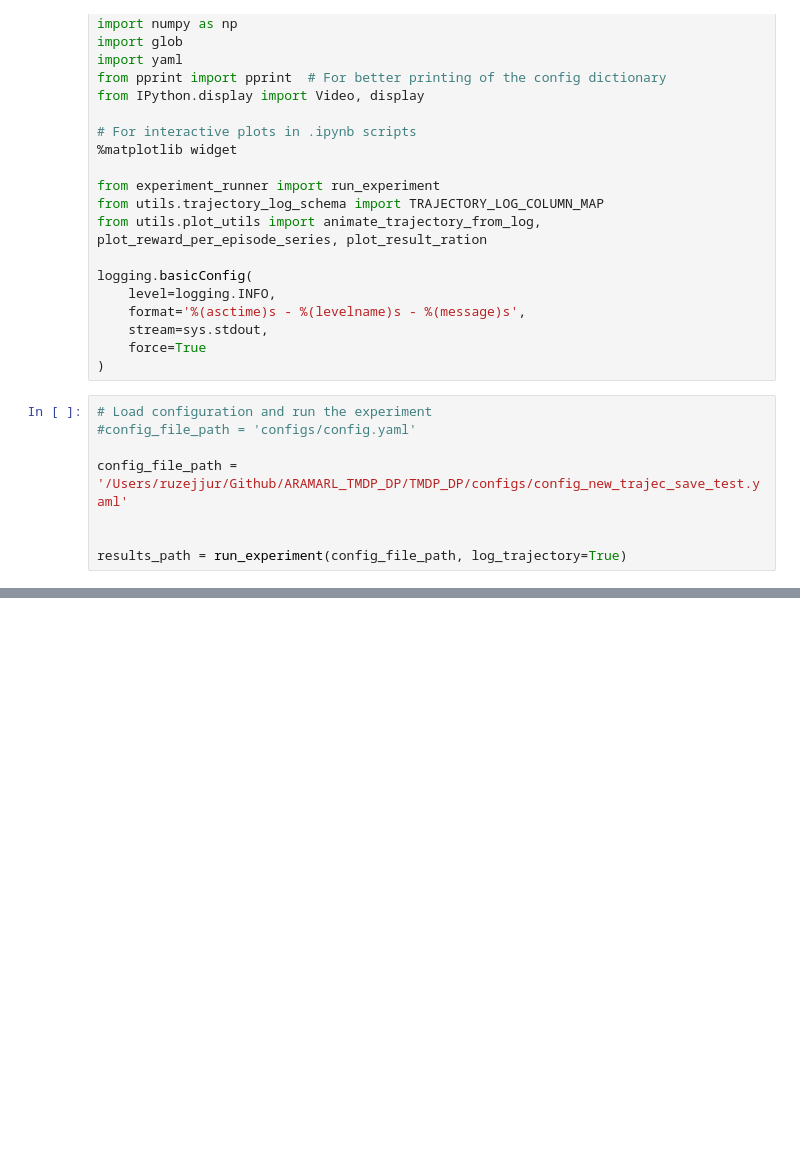
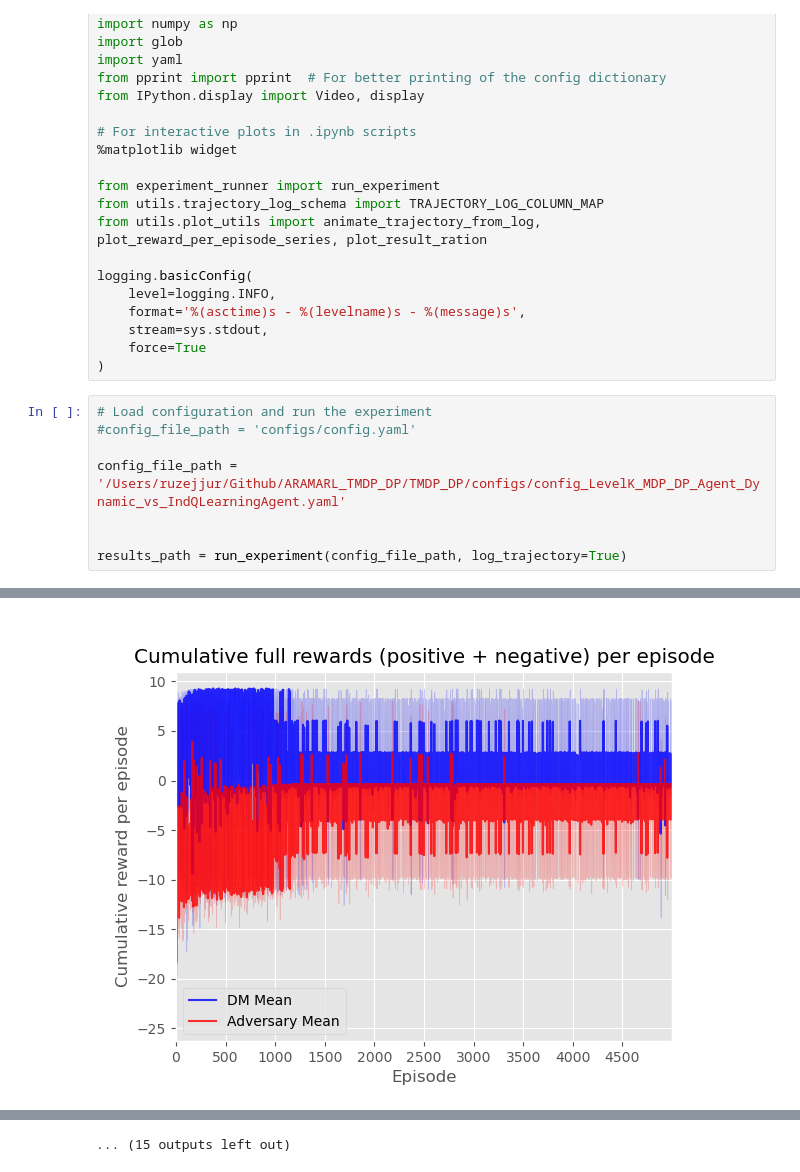
Before and after one commit to Ruzejjur/ARAMARL_TMDP_DP, a Jupyter notebook: TMDP_DP/CoinGame_experiments.ipynb, the cells around one changed output, grey strips where cells are left out. Cells and saved outputs as stored; diff of their text form; blank space fills up the shorter version.

```diff
--- a/TMDP_DP/CoinGame_experiments.ipynb
+++ b/TMDP_DP/CoinGame_experiments.ipynb
@@ -27,7 +27,8 @@ logging.basicConfig(
 # Load configuration and run the experiment
 #config_file_path = 'configs/config.yaml'
 
-config_file_path = '/Users/ruzejjur/Github/ARAMARL_TMDP_DP/TMDP_DP/configs/config_new_trajec_save_test.yaml'
+config_file_path = '/Users/ruzejjur/Github/ARAMARL_TMDP_DP/TMDP_DP/configs/config_LevelK_MDP_DP_Agent_Dynamic_vs_IndQLearningAgent.yaml'
 
 
 results_path = run_experiment(config_file_path, log_trajectory=True)
+# %% [output]
@@ -33,0 +52 @@ results_path = run_experiment(config_file_path, log_trajectory=True)
+[figure, added]
@@ -34,3 +55,4 @@ results_path = run_experiment(config_file_path, log_trajectory=True)
+... (15 outputs left out)
 # %%
 # Specify the Experiment Run to Analyze
 # ---------------------------------------------
```
Also changed, not shown: parts of 5 cells of this notebook, 2 other files.
